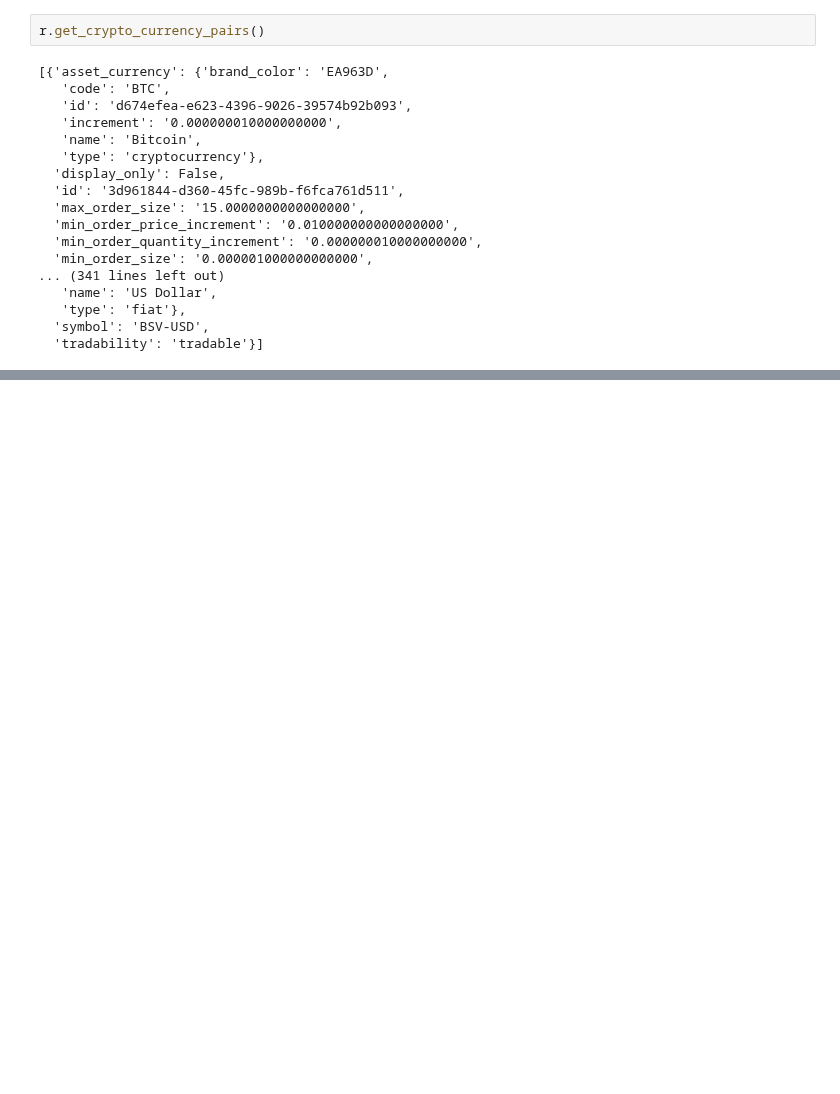
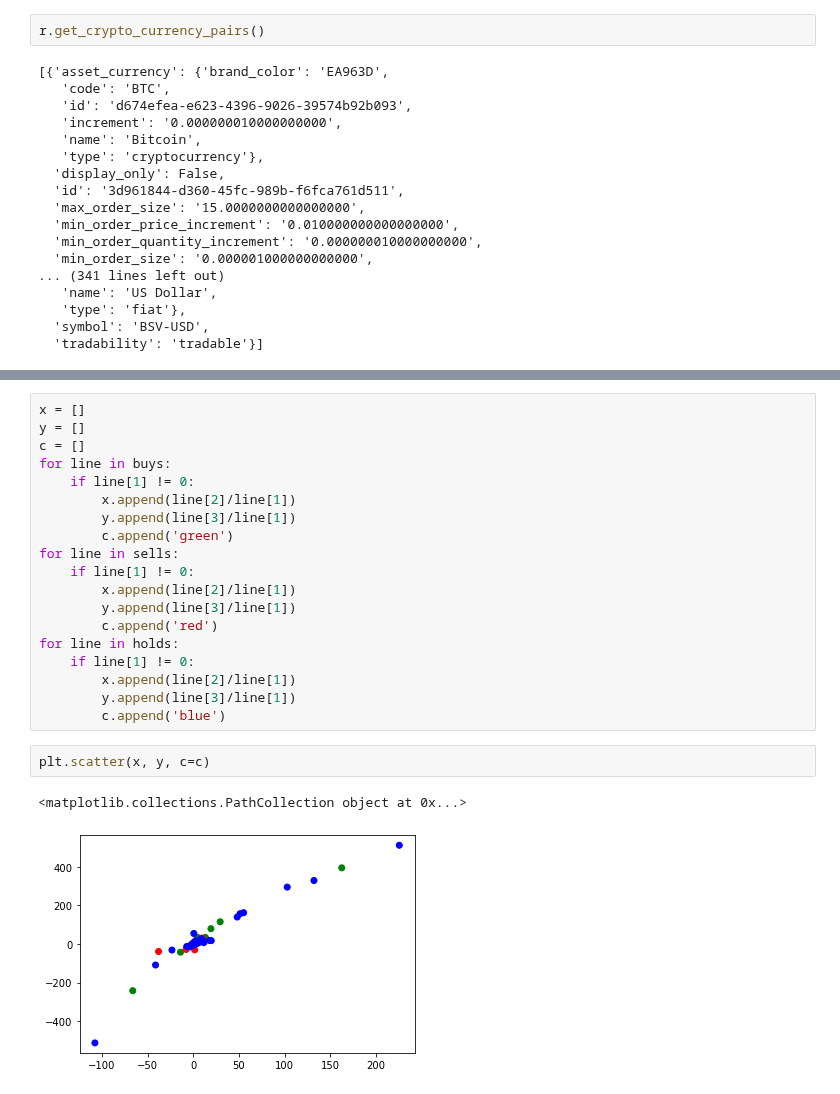
Before and after one commit to watsona4/jupyter_notebooks, a Jupyter notebook: Crypto Data.ipynb, the cells around one changed output, grey strips where cells are left out. Drawn from its saved outputs; the diff is of its cells as text; blank space fills up the shorter version.

```diff
--- a/Crypto Data.ipynb
+++ b/Crypto Data.ipynb
@@ -58,0 +228,24 @@ r.get_crypto_currency_pairs()
+# %%
+x = []
+y = []
+c = []
+for line in buys:
+    if line[1] != 0:
+        x.append(line[2]/line[1])
+        y.append(line[3]/line[1])
+        c.append('green')
+for line in sells:
+    if line[1] != 0:
+        x.append(line[2]/line[1])
+        y.append(line[3]/line[1])
+        c.append('red')
+for line in holds:
+    if line[1] != 0:
+        x.append(line[2]/line[1])
+        y.append(line[3]/line[1])
+        c.append('blue')
+# %%
+plt.scatter(x, y, c=c)
+# %% [output]
+<matplotlib.collections.PathCollection object at 0x...>
+[figure, added]
```
Also changed, not shown: parts of 19 cells of this notebook.
